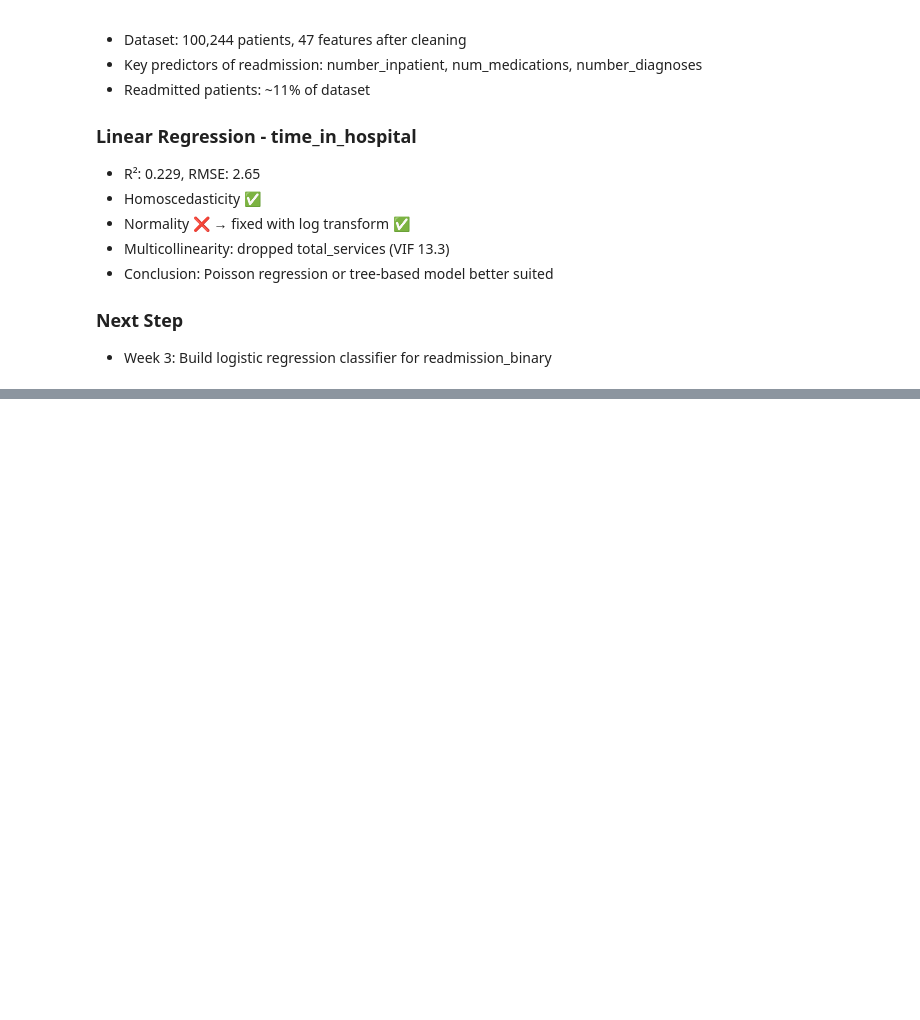
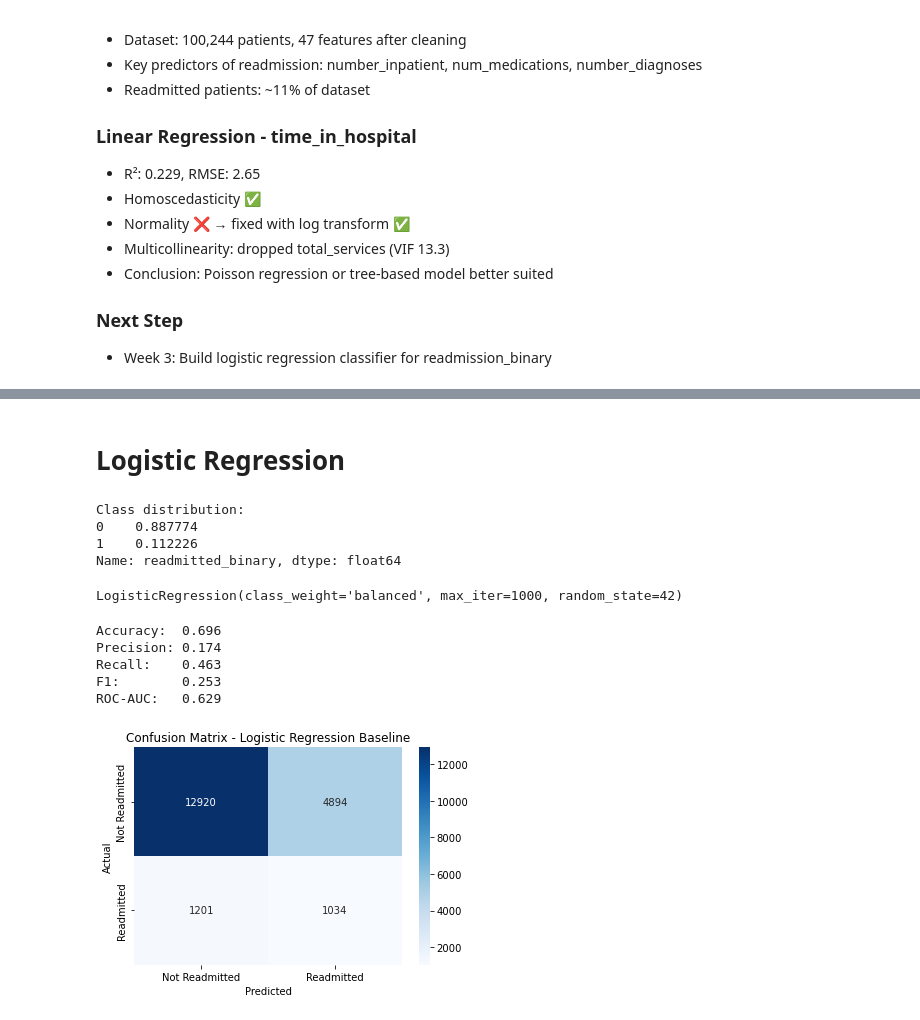
Before and after one commit to Madhu-30r/healthcare-readmission-ds, a Jupyter notebook: project1_eda.ipynb, the cells around one changed output, grey strips where cells are left out. Saved outputs shown, nothing was run; the diff lists cells and outputs as text; code cells hidden in the pictures; blank space fills up the shorter version.

Commit message:
Add logistic regression baseline - AUC 0.63

```diff
--- a/project1_eda.ipynb
+++ b/project1_eda.ipynb
@@ -509,0 +553,59 @@ For prediction, exponentiate output back: np.exp(y_pred_log)
+# %% [markdown]
+# Logistic Regression
+# %%
+from sklearn.linear_model import LogisticRegression
+from sklearn.metrics import (accuracy_score, precision_score,
+                             recall_score, f1_score, roc_auc_score,
+                             confusion_matrix, RocCurveDisplay)
+from sklearn.preprocessing import StandardScaler
+
+features = ['num_procedures', 'number_diagnoses', 'num_medications',
+            'number_outpatient', 'number_emergency', 'number_inpatient']
+
+X = df[features]
+y = df['readmitted_binary']
+
+X_train, X_test, y_train, y_test = train_test_split(
+    X, y, test_size=0.2, random_state=42)
+
+scaler = StandardScaler()
+X_train_scaled = scaler.fit_transform(X_train)
+X_test_scaled = scaler.transform(X_test)
+
+print(f'Class distribution:\n{y.value_counts(normalize=True)}')
+# %% [output]
+Class distribution:
+0    0.887774
+1    0.112226
+Name: readmitted_binary, dtype: float64
+# %%
+model = LogisticRegression(class_weight='balanced', random_state=42, max_iter=1000)
+model.fit(X_train_scaled, y_train)
+# %% [output]
+LogisticRegression(class_weight='balanced', max_iter=1000, random_state=42)
+# %%
+y_pred = model.predict(X_test_scaled)
+y_prob = model.predict_proba(X_test_scaled)[:, 1]
+
+print(f'Accuracy:  {accuracy_score(y_test, y_pred):.3f}')
+print(f'Precision: {precision_score(y_test, y_pred):.3f}')
+print(f'Recall:    {recall_score(y_test, y_pred):.3f}')
+print(f'F1:        {f1_score(y_test, y_pred):.3f}')
+print(f'ROC-AUC:   {roc_auc_score(y_test, y_prob):.3f}')
+# %% [output]
+Accuracy:  0.696
+Precision: 0.174
+Recall:    0.463
+F1:        0.253
+ROC-AUC:   0.629
+# %%
+cm = confusion_matrix(y_test, y_pred)
+sns.heatmap(cm, annot=True, fmt='d', cmap='Blues',
+            xticklabels=['Not Readmitted', 'Readmitted'],
+            yticklabels=['Not Readmitted', 'Readmitted'])
+plt.xlabel('Predicted')
+plt.ylabel('Actual')
+plt.title('Confusion Matrix - Logistic Regression Baseline')
+plt.show()
+# %% [output]
+[figure, added]
```
Also changed, not shown: parts of 5 cells of this notebook.
